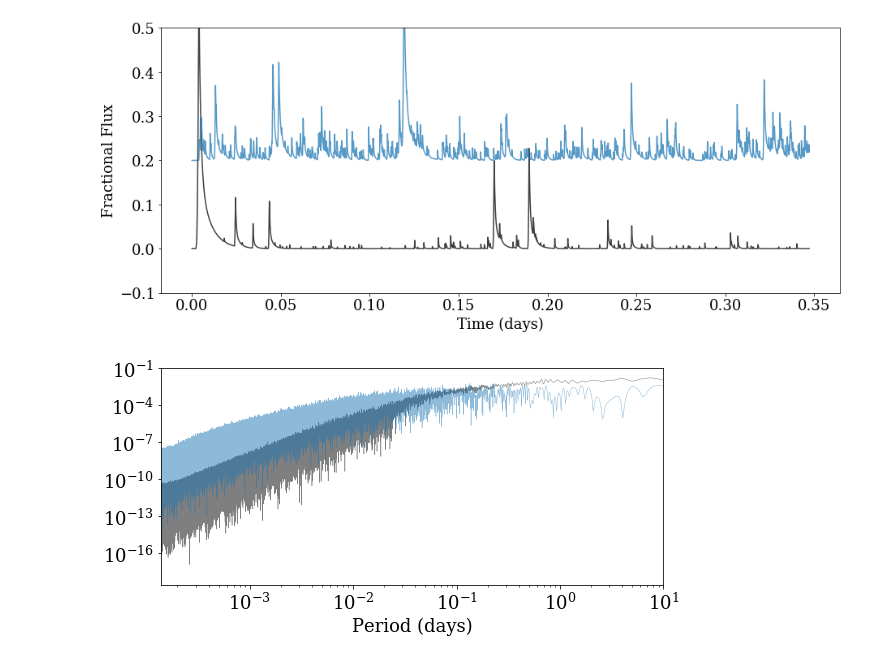
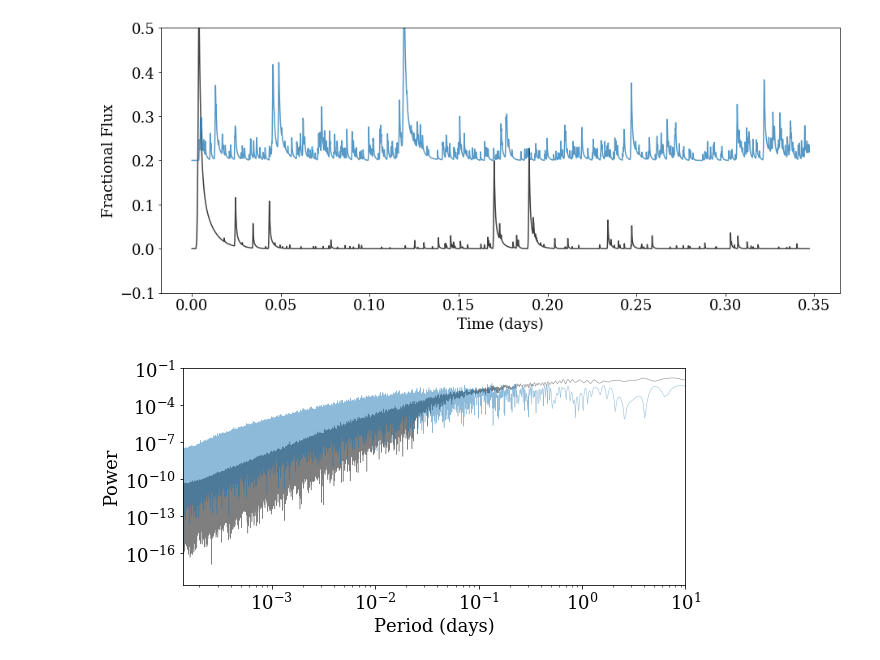
Before and after one commit to ernewton/flareninja, a Jupyter notebook: jradavenport_fwdmodel/fmodel.ipynb, the cells around one changed output. Saved outputs shown, nothing was run; the diff lists cells and outputs as text; code cells hidden in the pictures.

```diff
--- a/jradavenport_fwdmodel/fmodel.ipynb
+++ b/jradavenport_fwdmodel/fmodel.ipynb
@@ -67,11 +67,12 @@ frequency2, power2 = LombScargle(s_time2, s_flux2).autopower()
 # %%
 plt.figure(figsize=(9,4))
 plt.plot(1./frequency1, power1, lw=0.5, c='black', alpha=0.5)
 plt.plot(1./frequency2, power2, lw=0.5, alpha=0.5)
 
 plt.xscale('log')
 plt.xlabel('Period (days)')
+plt.ylabel('Power')
 plt.yscale('log')
 plt.xlim(dt*2, 10);
 # %% [output]
-[figure, old version]
+[figure, new version]
```
Also changed, not shown: parts of 5 cells of this notebook.
